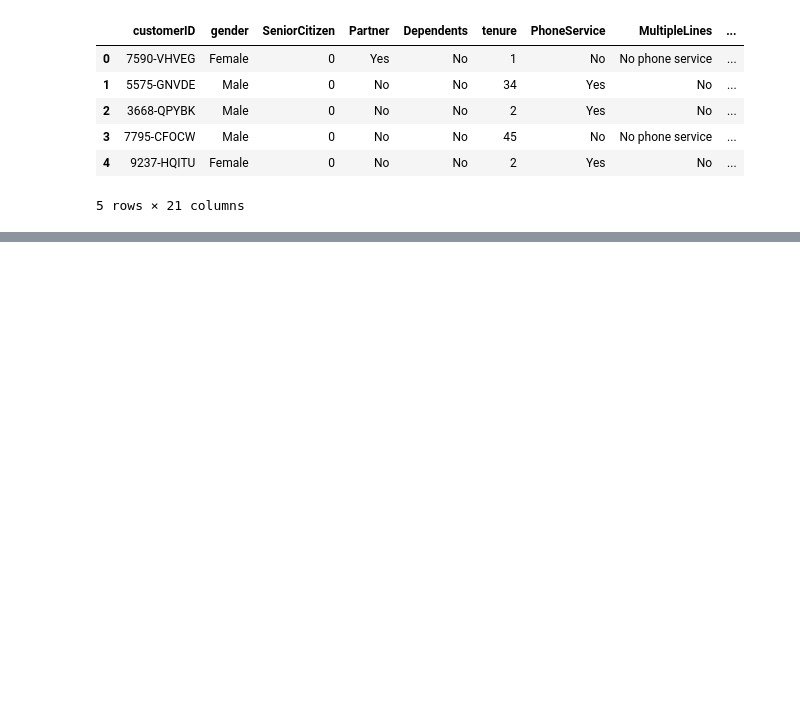
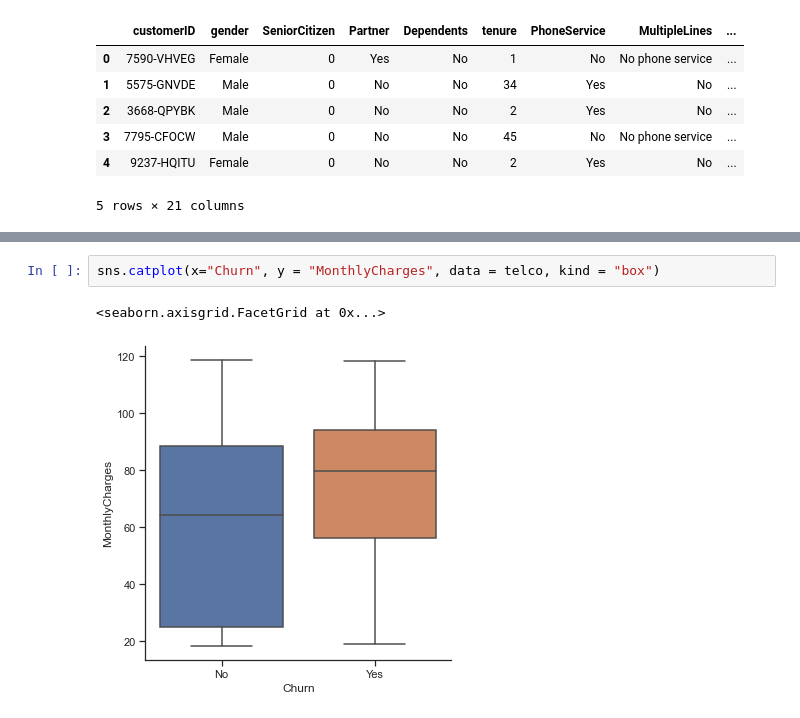
Before and after one commit to chebwa/Assignment9, a Jupyter notebook: Assignments/Assignment 4/Telco Assignment.ipynb, the cells around one changed output, grey strips where cells are left out. Cells and saved outputs as stored; diff of their text form; blank space fills up the shorter version.

```diff
--- a/Assignments/Assignment 4/Telco Assignment.ipynb
+++ b/Assignments/Assignment 4/Telco Assignment.ipynb
@@ -13,0 +209,5 @@ telco.head()
+# %%
+sns.catplot(x="Churn", y = "MonthlyCharges", data = telco, kind = "box")
+# %% [output]
+<seaborn.axisgrid.FacetGrid at 0x...>
+[figure, added]
```
Also changed, not shown: parts of 17 cells of this notebook.
